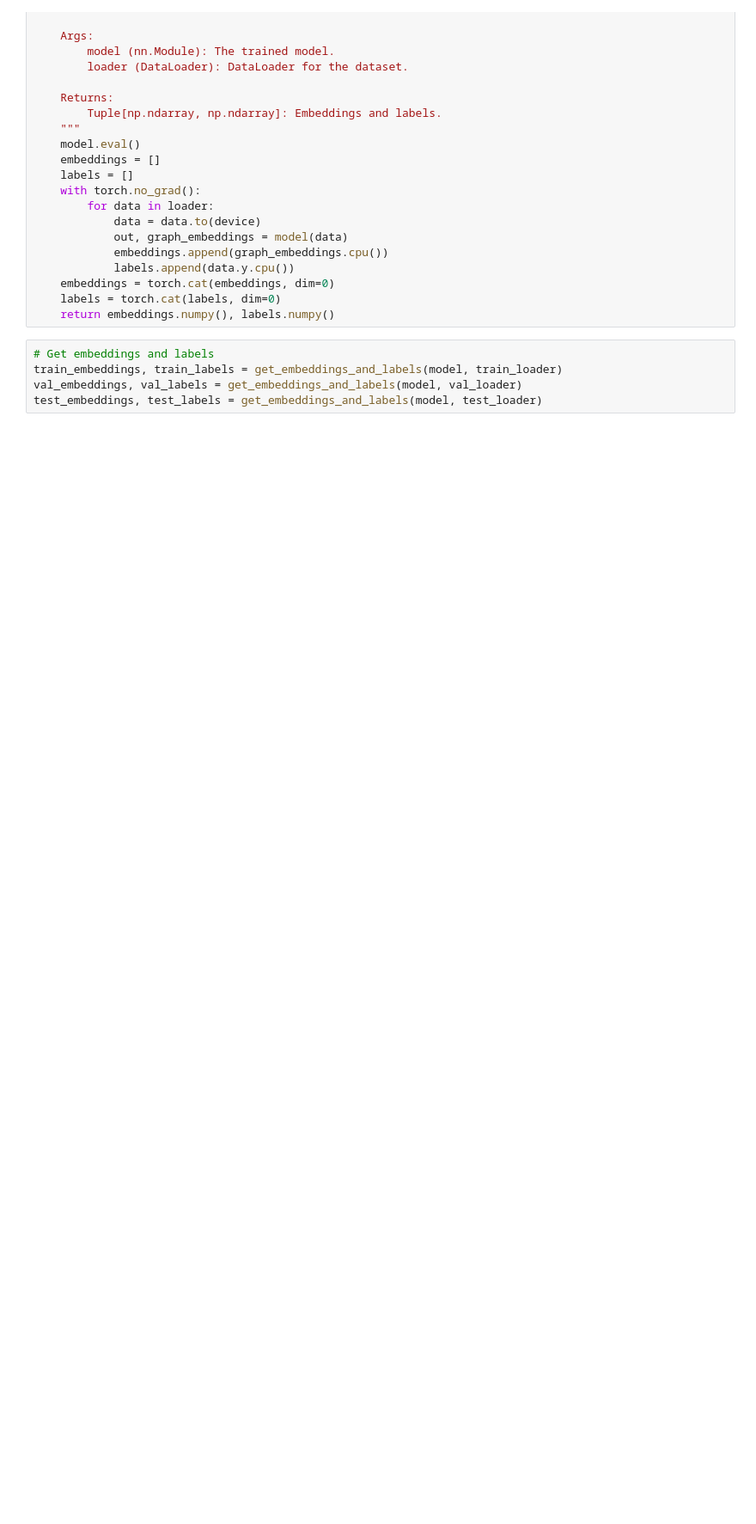
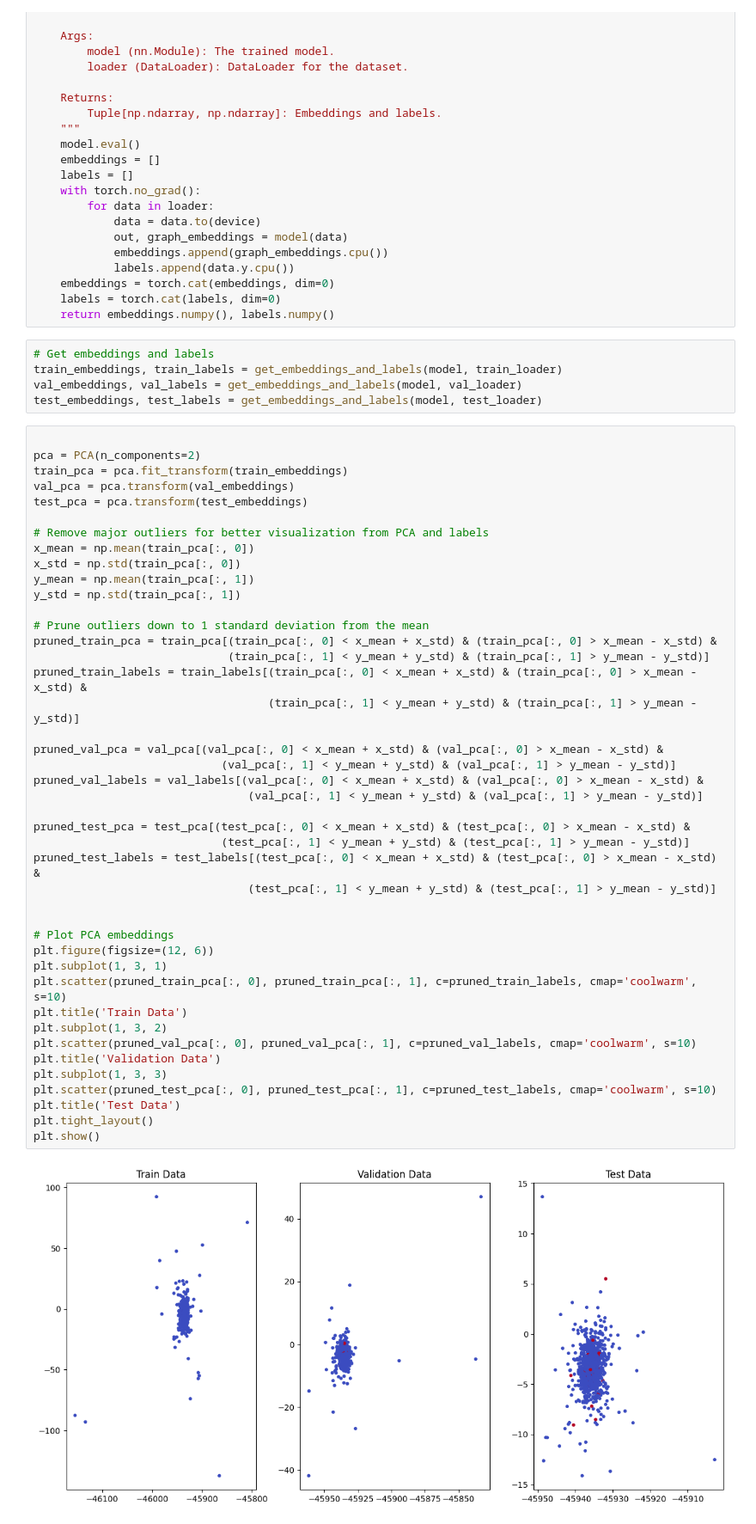
Before and after one commit to Jonpot/MoleculeGen, a Jupyter notebook: HEGNN_encoder.ipynb, the cells around one changed output. Shown at 86% size. Cells and saved outputs as stored; diff of their text form; blank space fills up the shorter version.

```diff
--- a/HEGNN_encoder.ipynb
+++ b/HEGNN_encoder.ipynb
@@ -341,6 +344,51 @@ def get_embeddings_and_labels(model: nn.Module, loader: DataLoader) -> tuple[np.
 train_embeddings, train_labels = get_embeddings_and_labels(model, train_loader)
 val_embeddings, val_labels = get_embeddings_and_labels(model, val_loader)
 test_embeddings, test_labels = get_embeddings_and_labels(model, test_loader)
+# %%
+
+pca = PCA(n_components=2)
+train_pca = pca.fit_transform(train_embeddings)
+val_pca = pca.transform(val_embeddings)
+test_pca = pca.transform(test_embeddings)
+
+# Remove major outliers for better visualization from PCA and labels
+x_mean = np.mean(train_pca[:, 0])
+x_std = np.std(train_pca[:, 0])
+y_mean = np.mean(train_pca[:, 1])
+y_std = np.std(train_pca[:, 1])
+
+# Prune outliers down to 1 standard deviation from the mean
+pruned_train_pca = train_pca[(train_pca[:, 0] < x_mean + x_std) & (train_pca[:, 0] > x_mean - x_std) &
+                             (train_pca[:, 1] < y_mean + y_std) & (train_pca[:, 1] > y_mean - y_std)]
+pruned_train_labels = train_labels[(train_pca[:, 0] < x_mean + x_std) & (train_pca[:, 0] > x_mean - x_std) &
+                                   (train_pca[:, 1] < y_mean + y_std) & (train_pca[:, 1] > y_mean - y_std)]
+
+pruned_val_pca = val_pca[(val_pca[:, 0] < x_mean + x_std) & (val_pca[:, 0] > x_mean - x_std) &
+                            (val_pca[:, 1] < y_mean + y_std) & (val_pca[:, 1] > y_mean - y_std)]
+pruned_val_labels = val_labels[(val_pca[:, 0] < x_mean + x_std) & (val_pca[:, 0] > x_mean - x_std) &
+                                (val_pca[:, 1] < y_mean + y_std) & (val_pca[:, 1] > y_mean - y_std)]
+
+pruned_test_pca = test_pca[(test_pca[:, 0] < x_mean + x_std) & (test_pca[:, 0] > x_mean - x_std) &
+                            (test_pca[:, 1] < y_mean + y_std) & (test_pca[:, 1] > y_mean - y_std)]
+pruned_test_labels = test_labels[(test_pca[:, 0] < x_mean + x_std) & (test_pca[:, 0] > x_mean - x_std) &
+                                (test_pca[:, 1] < y_mean + y_std) & (test_pca[:, 1] > y_mean - y_std)]
+
+
+# Plot PCA embeddings
+plt.figure(figsize=(12, 6))
+plt.subplot(1, 3, 1)
+plt.scatter(pruned_train_pca[:, 0], pruned_train_pca[:, 1], c=pruned_train_labels, cmap='coolwarm', s=10)
+plt.title('Train Data')
+plt.subplot(1, 3, 2)
+plt.scatter(pruned_val_pca[:, 0], pruned_val_pca[:, 1], c=pruned_val_labels, cmap='coolwarm', s=10)
+plt.title('Validation Data')
+plt.subplot(1, 3, 3)
+plt.scatter(pruned_test_pca[:, 0], pruned_test_pca[:, 1], c=pruned_test_labels, cmap='coolwarm', s=10)
+plt.title('Test Data')
+plt.tight_layout()
+plt.show()
+# %% [output]
+[figure, added]
 # %%
 # Perform PCA and plot embeddings
 from sklearn.decomposition import PCA
```
Also changed, not shown: parts of 8 cells of this notebook.
